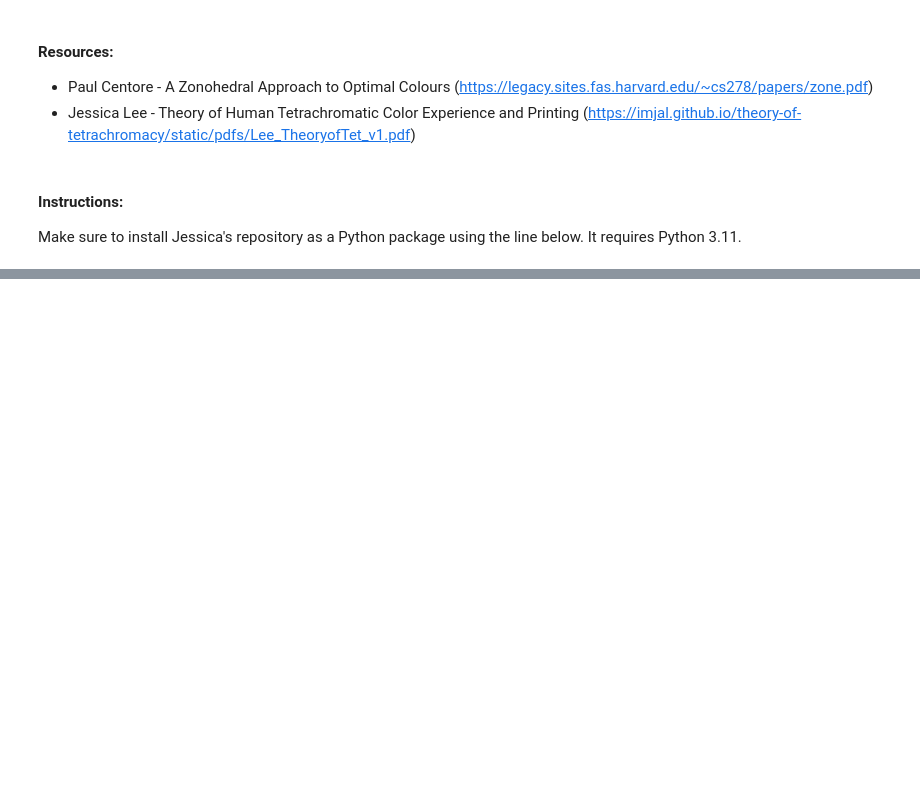
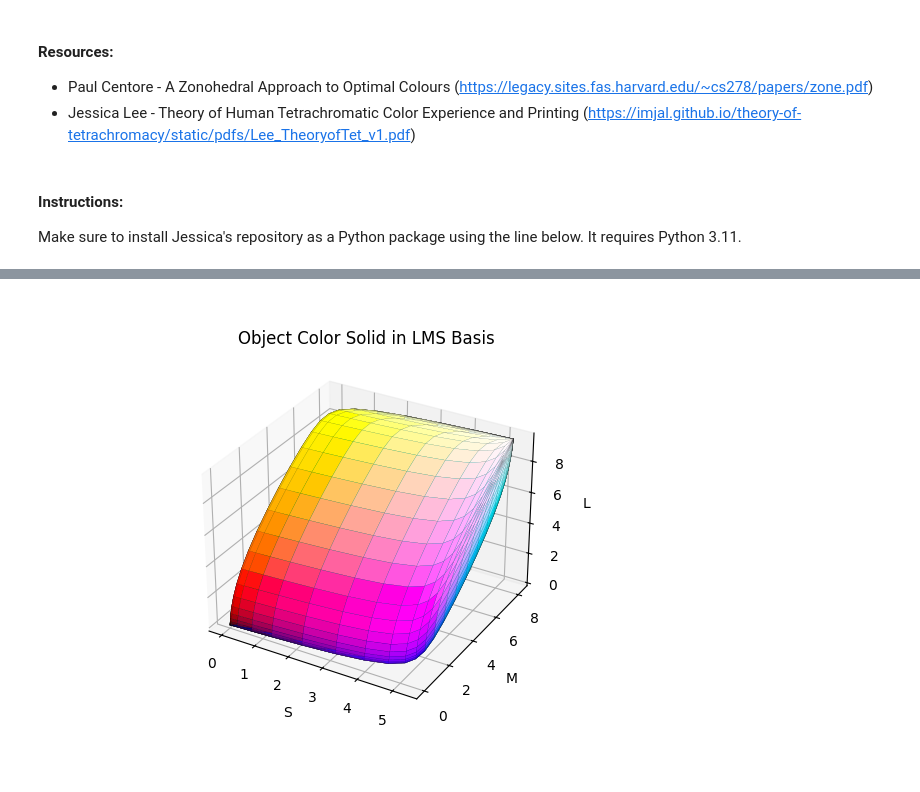
Before and after one commit to Zackoon/ObjectColorSolidRenderer, a Jupyter notebook: theory/object_color_solid.ipynb, the cells around one changed output, grey strips where cells are left out. Saved outputs shown, nothing was run; the diff lists cells and outputs as text; code cells hidden in the pictures; blank space fills up the shorter version.

```diff
--- a/theory/object_color_solid.ipynb
+++ b/theory/object_color_solid.ipynb
@@ -95,6 +96,19 @@ p3 = np.sum(lms_responses[:, index_2:], axis=1).reshape((3, 1))
 # We are essentially "stretching" our object color solid so that it approximates the RGB cube.
 transformation_matrix = np.linalg.inv(np.hstack((p1, p2, p3)))
 faces_transformed = np.matmul(faces, transformation_matrix.T)
+# %%
+fig = plt.figure()
+ax = fig.add_subplot(111, projection='3d')
+poly3d = Poly3DCollection(faces, linewidths=0.05, edgecolors='k')
+poly3d.set_facecolor(face_colors)
+ax.add_collection3d(poly3d)
+ax.set_xlabel('S')
+ax.set_ylabel('M')
+ax.set_zlabel('L')
+ax.set_title('Object Color Solid in LMS Basis')
+plt.show()
+# %% [output]
+[figure, added]
 # %%
 fig = plt.figure()
 ax = fig.add_subplot(111, projection='3d')
```
Also changed, not shown: parts of 3 cells of this notebook, 1 other file.
